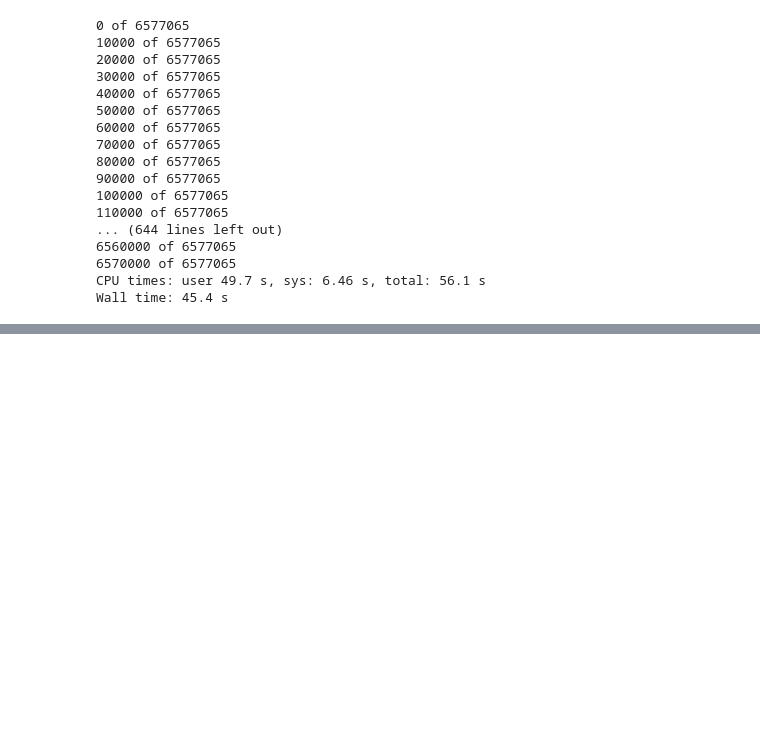
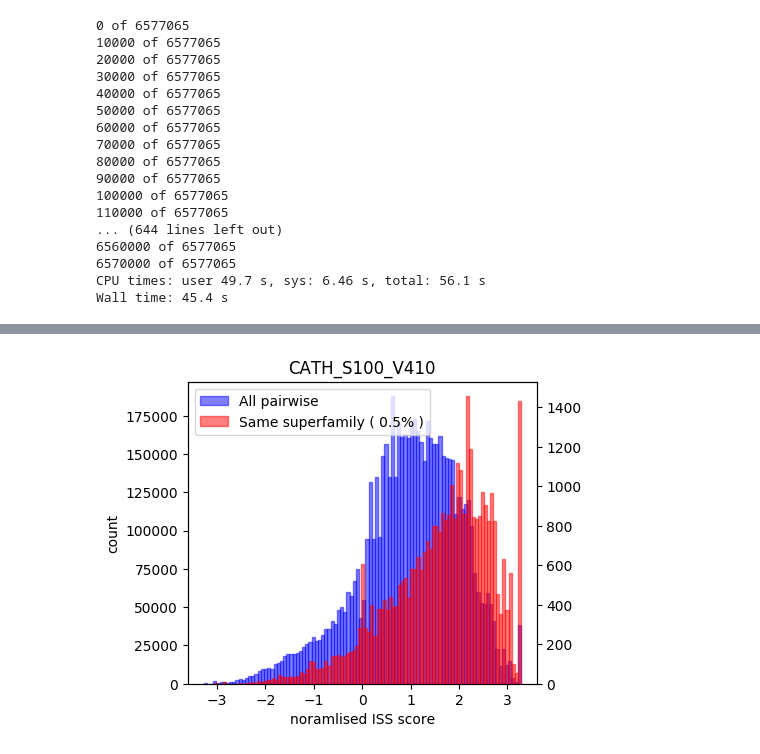
Before and after one commit to CATH-summer-2017/django_CATH, a Jupyter notebook: dbscript/hmmview2.ipynb, the cells around one changed output, grey strips where cells are left out. Saved outputs shown, nothing was run; the diff lists cells and outputs as text; code cells hidden in the pictures; blank space fills up the shorter version.

Commit message:
made histogram and working on "entry displaying"

```diff
--- a/dbscript/hmmview2.ipynb
+++ b/dbscript/hmmview2.ipynb
@@ -261,0 +269,16 @@ key = sDnorm[0]
+# %%
+%%time
+# sDnorm[0]
+# using_coo_izip
+# D_curr = Dnorm
+D_curr = D_norm
+
+xdata = []
+ydata = []
+vdata = []
+sfbools = []
+for x,y,v in using_tocoo_izip(D_curr):
+    xdata.append(x)
+    ydata.append(y)
+    vdata.append(v)
+    sfbools.append(sfs[x]==sfs[y])
@@ -261,0 +310,76 @@ key = sDnorm[0]
+# %%
+import matplotlib
+%matplotlib inline
+matplotlib.use("Agg")
+from matplotlib import pyplot as plt
+# from mpl_toolkits.mplot3d import Axes3D
+# kwargs = {
+#     'projection':'3d',
+# }
+
+
+
+kwargs = {'ylabel':'count',
+          'xlabel':'noramlised ISS score',
+         'title':'CATH_S100_V410',
+         }
+plt.close()
+siz = [450,400]
+DPI=100.
+fig = plt.figure(figsize = [x/float(DPI) for x in siz], dpi=DPI)
+ax1 = fig.add_subplot(111,**kwargs)
+ax1b = ax1.twinx()
+# ax1.set_yscale('log')
+# ax1.set_xscale('log')
+
+# vals = np.maximum(0,vdata)
+# lbls = [None]
+
+lbl = 'All pairwise'
+lbls += [ lbl ]
+kargs = {'label':lbl}
+
+vals = np.ma.array(vdata,mask = None)
+
+binsA1 = ax1.hist( vals,100,
+    edgecolor = 'b',facecolor = 'b',
+    # edgecolor = 'r',facecolor = 'r',
+#     marker ='o',
+    # c = colors,
+#      s =100,
+     alpha = 0.5,
+     **kargs
+#     label = ''
+     )
+
+
+
+lbl = 'Same superfamily ( 0.5% )'
+lbls += [lbl]
+vals = np.delete(np.array(vdata), (sfbools) )
+
+kargs = {'label': lbl}
+
+vals = np.array(vdata)[sfbools]
+
+binsB1 = ax1b.hist( vals,100,
+    edgecolor = 'r',facecolor = 'r',
+    # edgecolor = 'r',facecolor = 'r',
+#     marker ='o',
+    # c = colors,
+#      s =100,
+     alpha = 0.5,
+     **kargs
+     )
+lines, labels = ax1.get_legend_handles_labels()
+lines2, labels2 = ax1b.get_legend_handles_labels()
+
+ax1.legend(lines + lines2,
+           labels + labels2,
+           loc = 2)
+# ax1.legend( )
+# ax1b.legend( )
+# ax1.legend( loc = 1)
+# ax1b.legend(loc = 2 )
+# plt.legend()
+# %% [output]
@@ -261,0 +387 @@ key = sDnorm[0]
+[figure, added]
```
Also changed, not shown: parts of 40 cells of this notebook.
